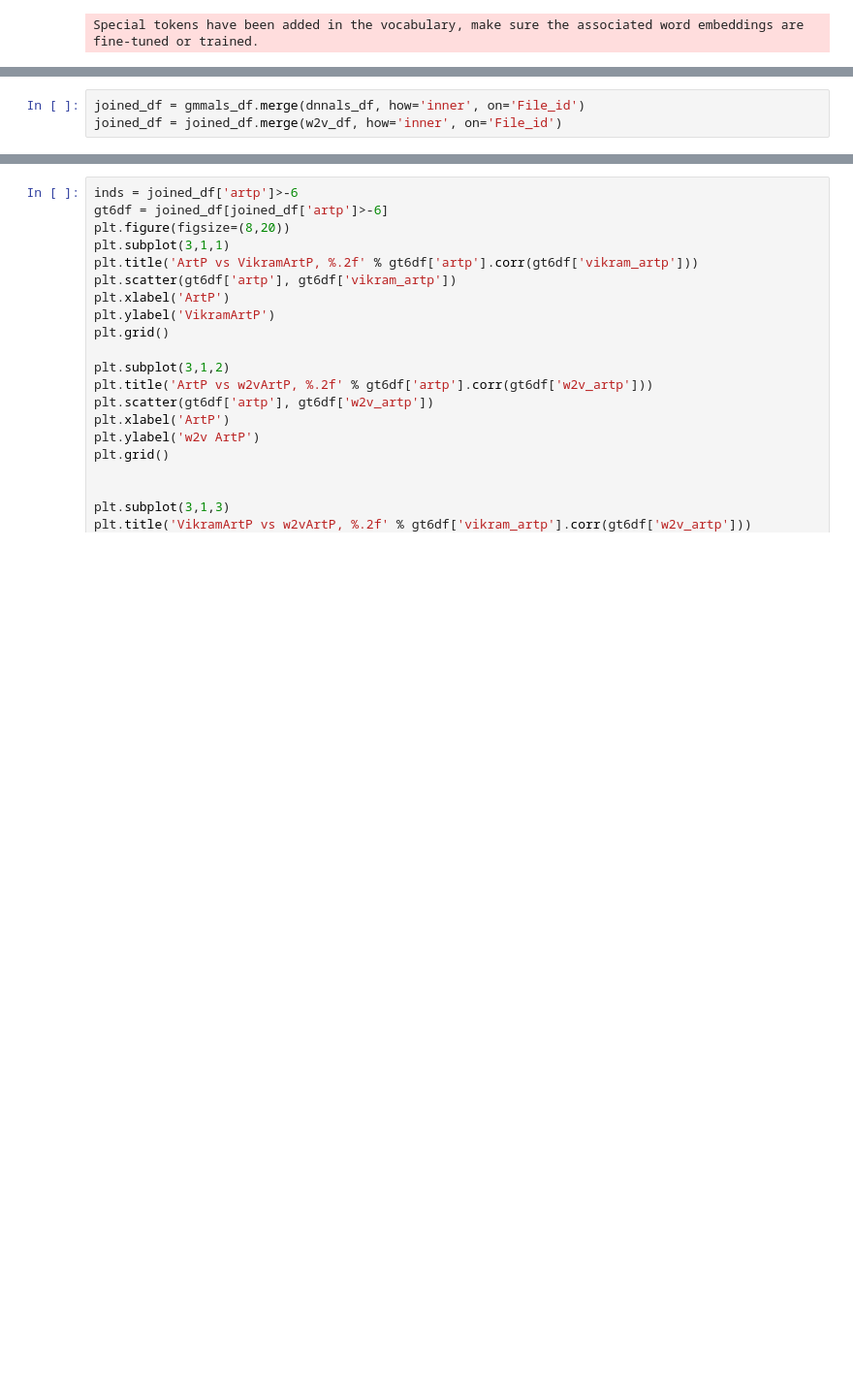
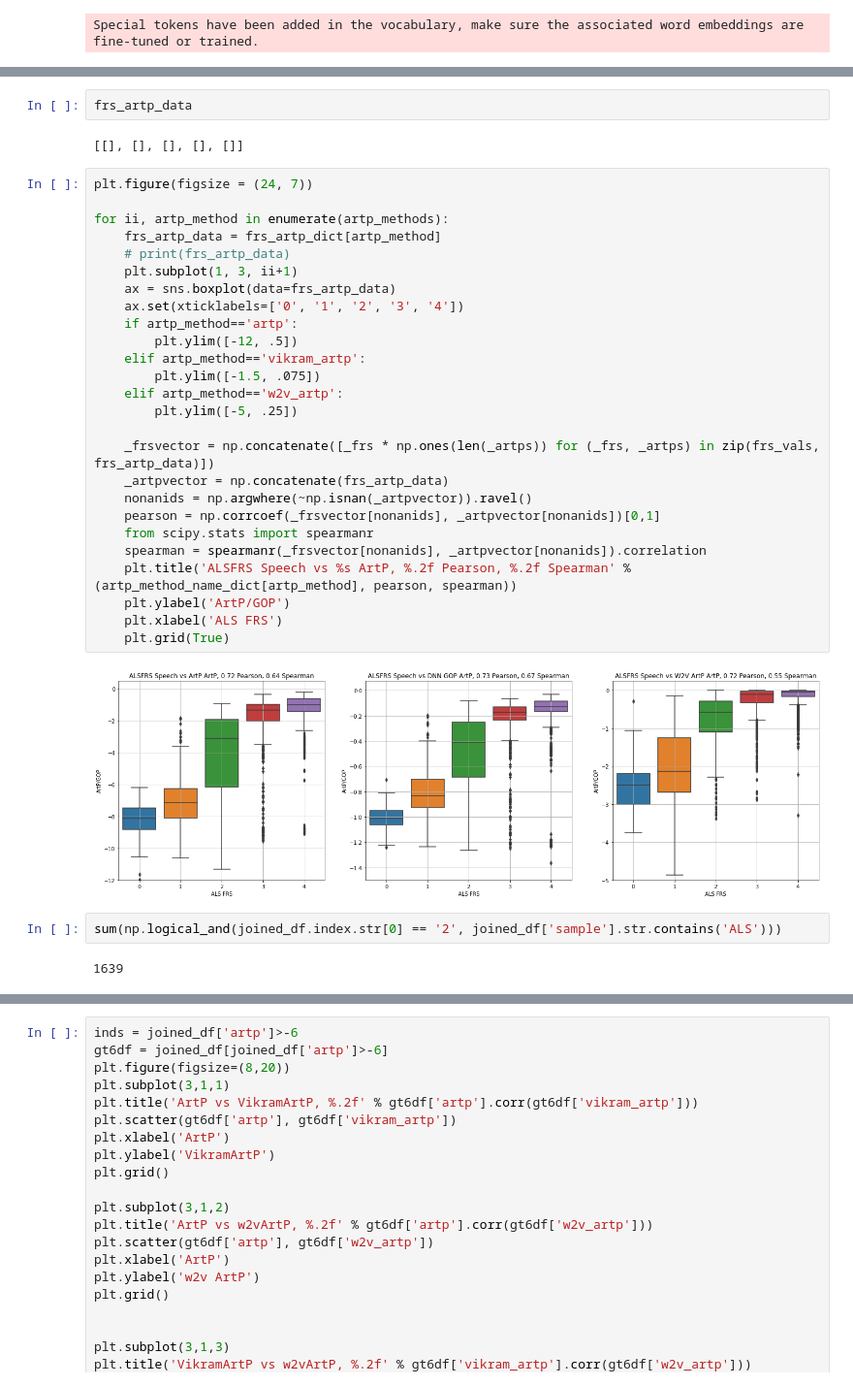
Before and after one commit to pkadambi/charsiu, a Jupyter notebook: dnn_artp_analysis.ipynb, the cells around one changed output, grey strips where cells are left out. Shown: that part at 97% size. Cells and saved outputs as stored; diff of their text form; blank space fills up the shorter version.

```diff
--- a/dnn_artp_analysis.ipynb
+++ b/dnn_artp_analysis.ipynb
@@ -90,3 +158,36 @@ for ii, sessid in enumerate(w2v_df.index):
+# %%
+frs_artp_data
+# %% [output]
+[[], [], [], [], []]
 # %%
-joined_df = gmmals_df.merge(dnnals_df, how='inner', on='File_id')
-joined_df = joined_df.merge(w2v_df, how='inner', on='File_id')
+plt.figure(figsize = (24, 7))
+
+for ii, artp_method in enumerate(artp_methods):
+    frs_artp_data = frs_artp_dict[artp_method]
+    # print(frs_artp_data)
+    plt.subplot(1, 3, ii+1)
+    ax = sns.boxplot(data=frs_artp_data)
+    ax.set(xticklabels=['0', '1', '2', '3', '4'])
+    if artp_method=='artp':
+        plt.ylim([-12, .5])
+    elif artp_method=='vikram_artp':
+        plt.ylim([-1.5, .075])
+    elif artp_method=='w2v_artp':
+        plt.ylim([-5, .25])
+
+    _frsvector = np.concatenate([_frs * np.ones(len(_artps)) for (_frs, _artps) in zip(frs_vals, frs_artp_data)])
+    _artpvector = np.concatenate(frs_artp_data)
+    nonanids = np.argwhere(~np.isnan(_artpvector)).ravel()
+    pearson = np.corrcoef(_frsvector[nonanids], _artpvector[nonanids])[0,1]
+    from scipy.stats import spearmanr
+    spearman = spearmanr(_frsvector[nonanids], _artpvector[nonanids]).correlation
+    plt.title('ALSFRS Speech vs %s ArtP, %.2f Pearson, %.2f Spearman' % (artp_method_name_dict[artp_method], pearson, spearman))
+    plt.ylabel('ArtP/GOP')
+    plt.xlabel('ALS FRS')
+    plt.grid(True)
+# %% [output]
+[figure, added]
+# %%
+sum(np.logical_and(joined_df.index.str[0] == '2', joined_df['sample'].str.contains('ALS')))
+# %% [output]
+1639
```
Also changed, not shown: parts of 9 cells of this notebook.
